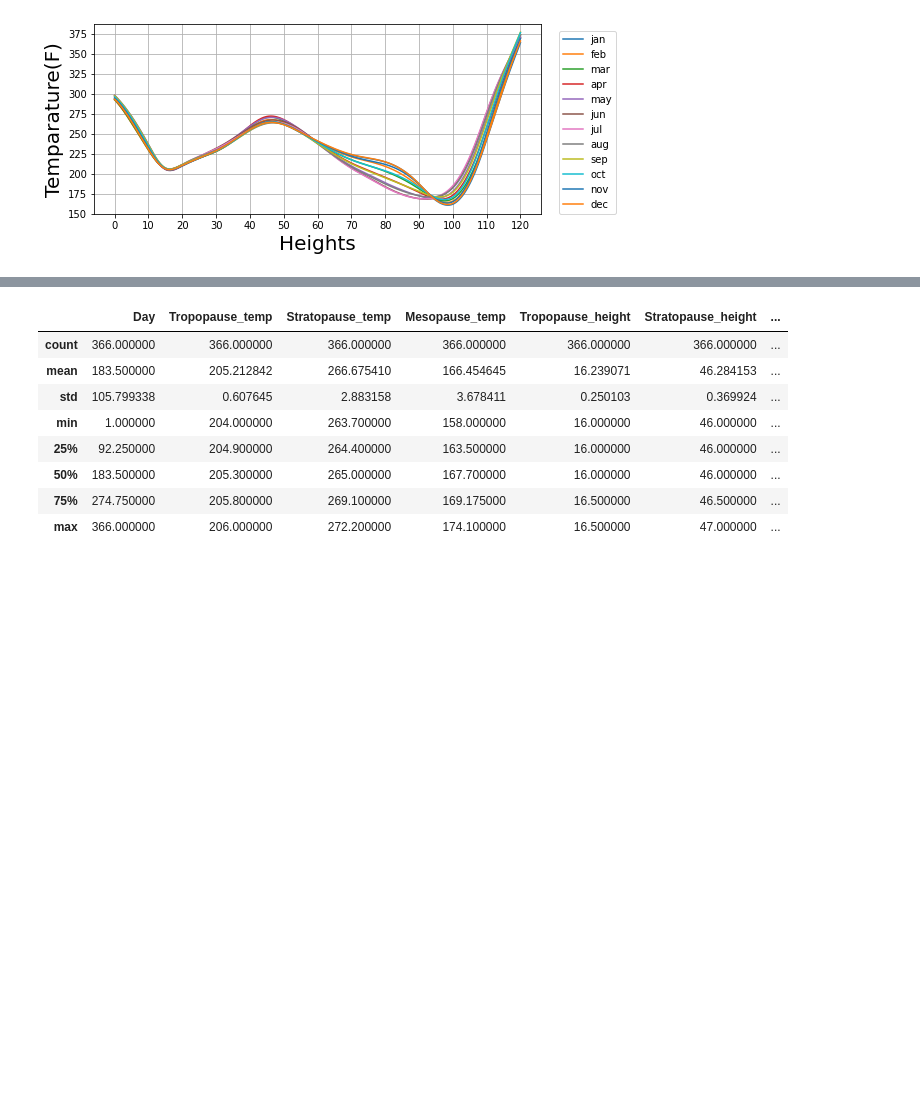
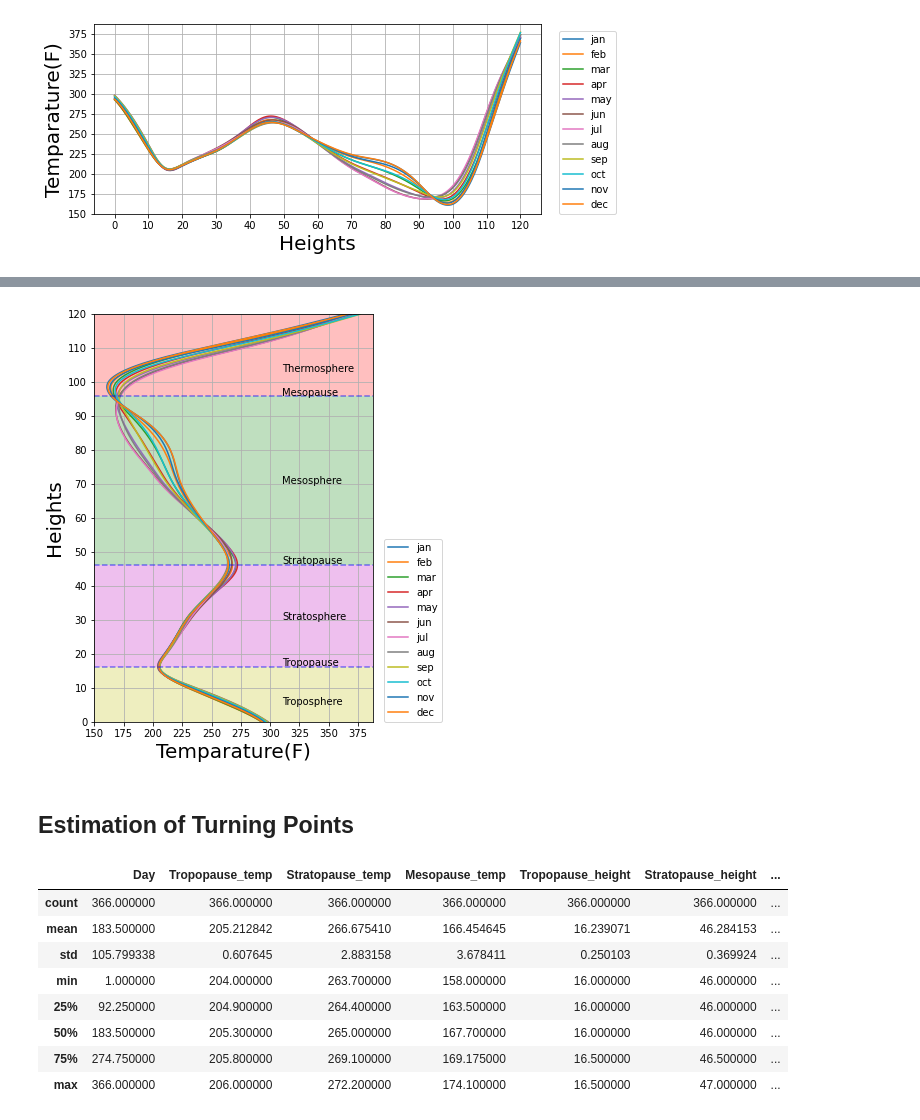
Before and after one commit to alinadevkota/DataViz, a Jupyter notebook: notebooks/data_visualization_turning_points.ipynb, the cells around one changed output, grey strips where cells are left out. Drawn from its saved outputs; the diff is of its cells as text; code cells hidden in the pictures; blank space fills up the shorter version.

```diff
--- a/notebooks/data_visualization_turning_points.ipynb
+++ b/notebooks/data_visualization_turning_points.ipynb
@@ -105,3 +125,47 @@ plt.show()
+# %%
+topo_height = 16.239071
+strato_height = 46.284153
+meso_height = 95.789617
+# %%
+fig,ax = plt.subplots(1, figsize=(5,7.5))
+
+for month, df in sorted_dfs.items():
+    heights = df["height"].values
+    avg_temp = df["avg_temperature"].values
+    ax.plot(avg_temp, heights, label=month)
+
+plt.axhspan(0, topo_height, facecolor='y', alpha=0.25)
+plt.axhspan(topo_height, strato_height, facecolor='m', alpha=0.25)
+plt.axhspan(strato_height, meso_height, facecolor='g', alpha=0.25)
+plt.axhspan(meso_height, 120, facecolor='r', alpha=0.25)
+
+plt.axhline(y=topo_height, color='b', linestyle='--', alpha=0.5)
+plt.axhline(y=strato_height, color='b', linestyle='--', alpha=0.5)
+plt.axhline(y=meso_height, color='b', linestyle='--', alpha=0.5)
+
+plt.text(310, 5, 'Troposphere')
+plt.text(310, 30, 'Stratosphere')
+plt.text(310, 70, 'Mesosphere')
+plt.text(310, 103, 'Thermosphere')
+
+plt.text(310, topo_height + 0.1, 'Tropopause')
+plt.text(310, strato_height + 0.1, 'Stratopause')
+plt.text(310, meso_height + 0.1, 'Mesopause')
+
+ax.set_ylim(0,120)
+
+ax.set_xlabel("Temparature(F)", fontsize=20)
+ax.set_ylabel("Heights", fontsize=20)
+ax.xaxis.set_major_locator(MultipleLocator(25))
+ax.yaxis.set_major_locator(MultipleLocator(10))
+ax.grid()
+plt.legend(loc=(1.04,0))
+plt.savefig('./output/month_wise_line_plot_vertical.pdf')
+plt.show()
+# %% [output]
+[figure, added]
+# %% [markdown]
+## Estimation of Turning Points
 # %%
 from scipy.signal import argrelextrema
 # %%
```
Also changed, not shown: parts of 3 cells of this notebook.
